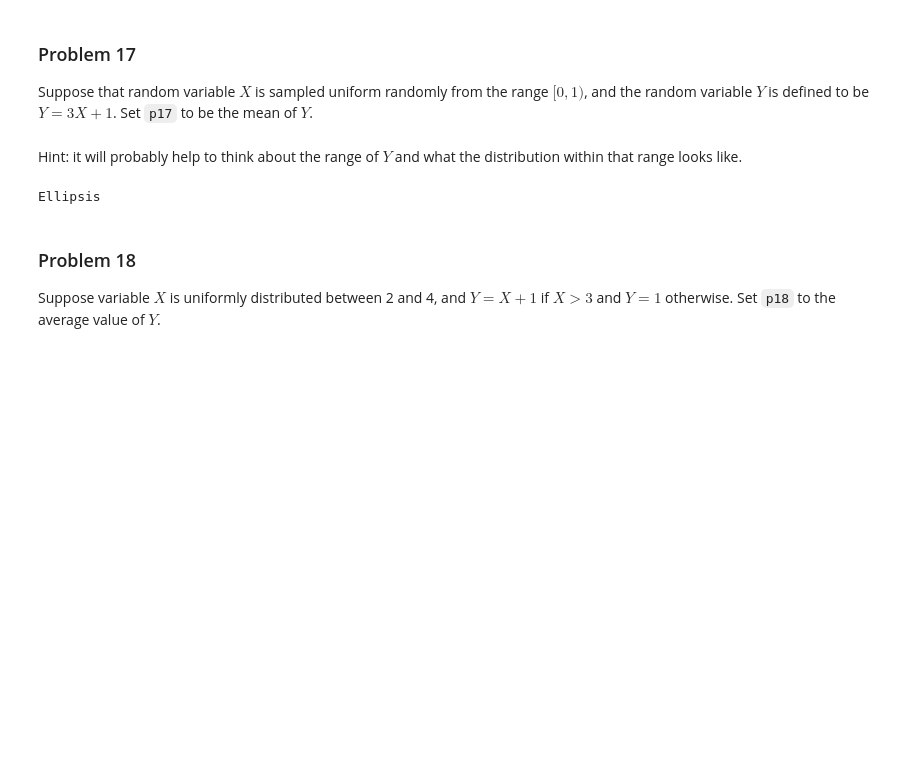
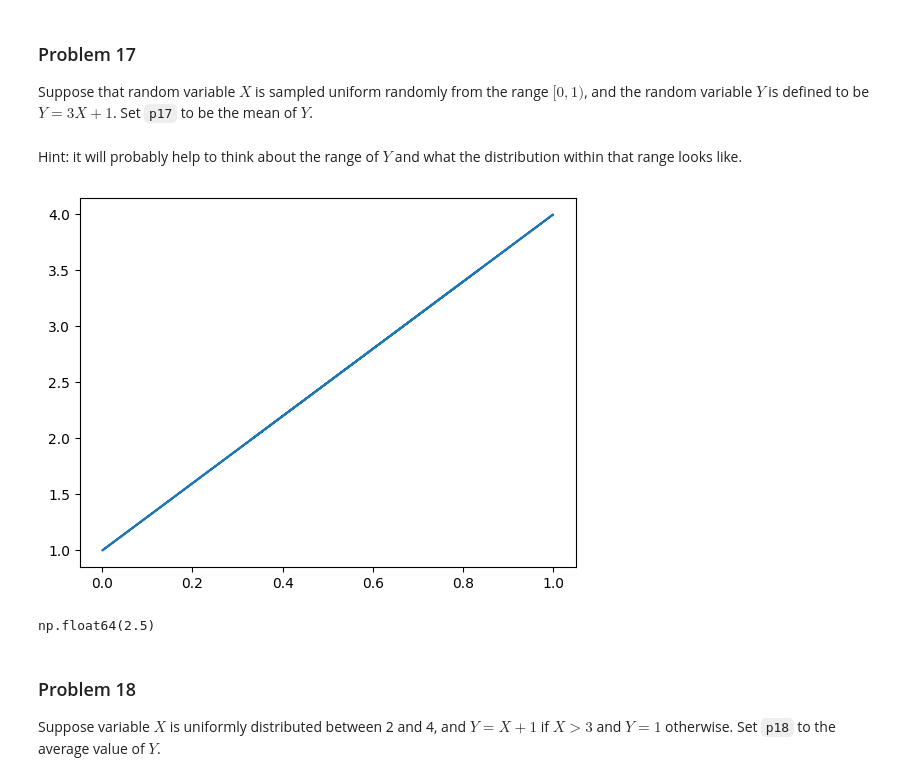
Before and after one commit to reynolkb-bu/dx601-homework-05, a Jupyter notebook: homework.ipynb, the cells around one changed output. Saved outputs shown, nothing was run; the diff lists cells and outputs as text; code cells hidden in the pictures; blank space fills up the shorter version.

```diff
--- a/homework.ipynb
+++ b/homework.ipynb
@@ -515,7 +557,16 @@ p17 = ...
+# %%
+# YOUR CHANGES HERE
+X = np.random.uniform(size=100000)
+Y = [3*x + 1 for x in X]
+plt.plot(X, Y)
+
+p17 = round(np.mean(Y), 2)
+# %% [output]
+[figure, added]
 # %%
 p17
 # %% [output]
-Ellipsis
+np.float64(2.5)
 # %% [markdown]
 ### Problem 18
 
```
Also changed, not shown: parts of 28 cells of this notebook.
